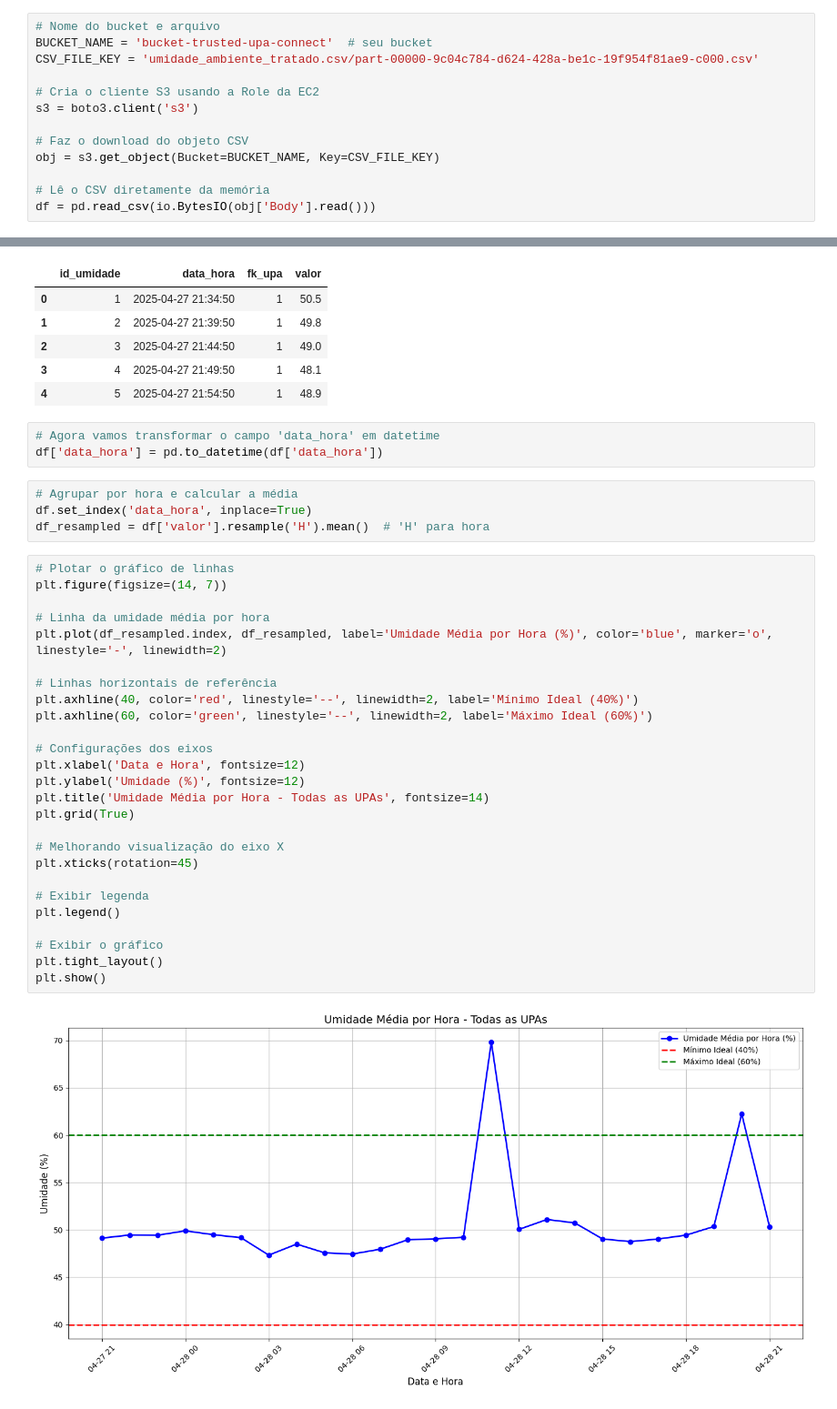
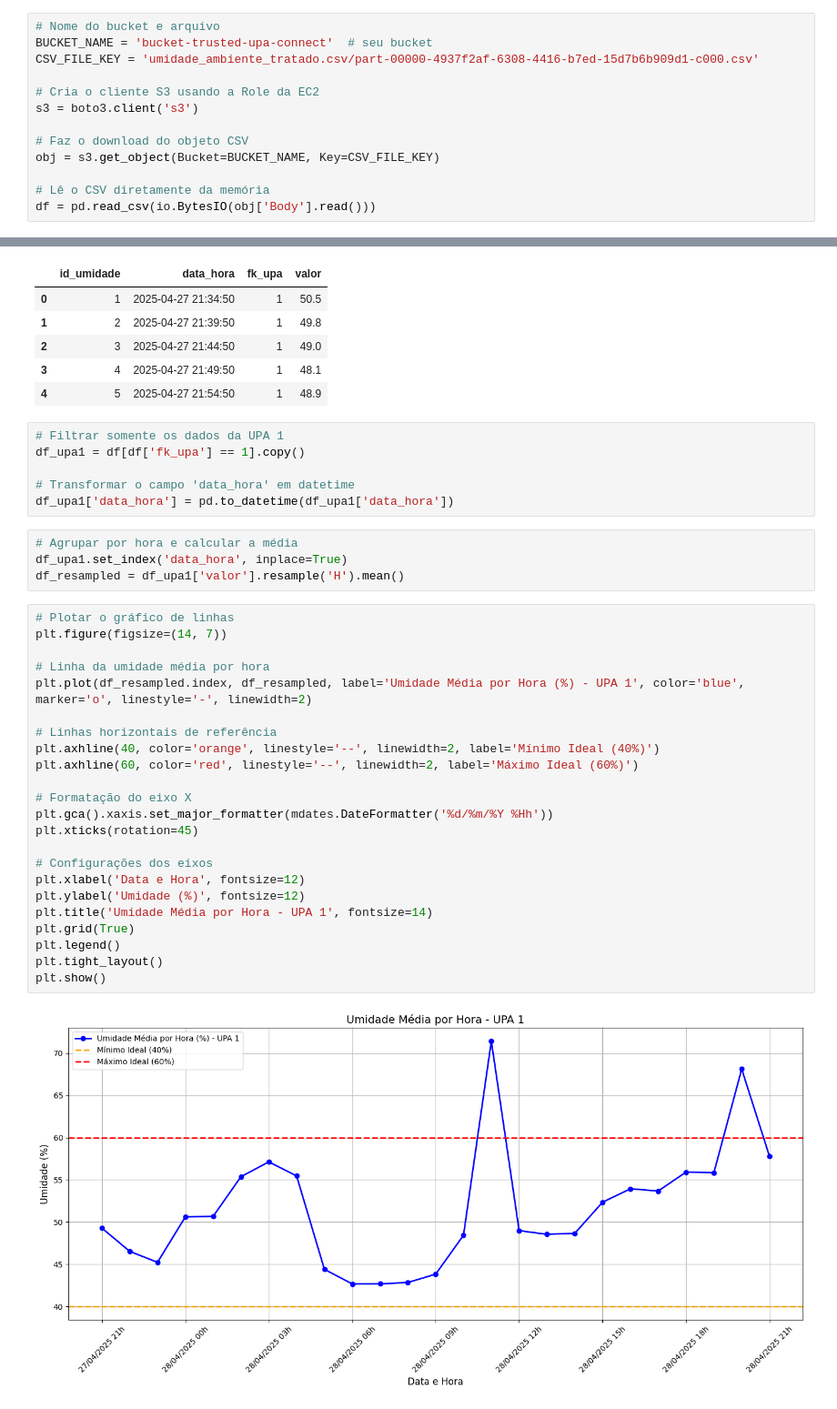
Before and after one commit to Grupo-5-Projeto/Cloud, a Jupyter notebook: graficos/grafico-umidade-ambiente.ipynb, the cells around one changed output, grey strips where cells are left out. Shown at 91% size. Drawn from its saved outputs; the diff is of its cells as text.

```diff
--- a/graficos/grafico-umidade-ambiente.ipynb
+++ b/graficos/grafico-umidade-ambiente.ipynb
@@ -29,7 +30,7 @@ import io
 # %%
 # Nome do bucket e arquivo
 BUCKET_NAME = 'bucket-trusted-upa-connect'  # seu bucket
-CSV_FILE_KEY = 'umidade_ambiente_tratado.csv/part-00000-9c04c784-d624-428a-be1c-19f954f81ae9-c000.csv'
+CSV_FILE_KEY = 'umidade_ambiente_tratado.csv/part-00000-4937f2af-6308-4416-b7ed-15d7b6b909d1-c000.csv'
 
 # Cria o cliente S3 usando a Role da EC2
 s3 = boto3.client('s3')
@@ -50,37 +51,37 @@ display(df.head())
 | 3 | 4 | 2025-04-27 21:49:50 | 1 | 48.1 |
 | 4 | 5 | 2025-04-27 21:54:50 | 1 | 48.9 |
 # %%
-# Agora vamos transformar o campo 'data_hora' em datetime
-df['data_hora'] = pd.to_datetime(df['data_hora'])
+# Filtrar somente os dados da UPA 1
+df_upa1 = df[df['fk_upa'] == 1].copy()
+
+# Transformar o campo 'data_hora' em datetime
+df_upa1['data_hora'] = pd.to_datetime(df_upa1['data_hora'])
 # %%
 # Agrupar por hora e calcular a média
-df.set_index('data_hora', inplace=True)
-df_resampled = df['valor'].resample('H').mean()  # 'H' para hora
+df_upa1.set_index('data_hora', inplace=True)
+df_resampled = df_upa1['valor'].resample('H').mean()
 # %%
 # Plotar o gráfico de linhas
 plt.figure(figsize=(14, 7))
 
 # Linha da umidade média por hora
-plt.plot(df_resampled.index, df_resampled, label='Umidade Média por Hora (%)', color='blue', marker='o', linestyle='-', linewidth=2)
+plt.plot(df_resampled.index, df_resampled, label='Umidade Média por Hora (%) - UPA 1', color='blue', marker='o', linestyle='-', linewidth=2)
 
 # Linhas horizontais de referência
-plt.axhline(40, color='red', linestyle='--', linewidth=2, label='Mínimo Ideal (40%)')
-plt.axhline(60, color='green', linestyle='--', linewidth=2, label='Máximo Ideal (60%)')
+plt.axhline(40, color='orange', linestyle='--', linewidth=2, label='Mínimo Ideal (40%)')
+plt.axhline(60, color='red', linestyle='--', linewidth=2, label='Máximo Ideal (60%)')
+
+# Formatação do eixo X
+plt.gca().xaxis.set_major_formatter(mdates.DateFormatter('%d/%m/%Y %Hh'))
+plt.xticks(rotation=45)
 
 # Configurações dos eixos
 plt.xlabel('Data e Hora', fontsize=12)
 plt.ylabel('Umidade (%)', fontsize=12)
-plt.title('Umidade Média por Hora - Todas as UPAs', fontsize=14)
+plt.title('Umidade Média por Hora - UPA 1', fontsize=14)
 plt.grid(True)
-
-# Melhorando visualização do eixo X
-plt.xticks(rotation=45)
-
-# Exibir legenda
 plt.legend()
-
-# Exibir o gráfico
 plt.tight_layout()
 plt.show()
 # %% [output]
-[figure, old version]
+[figure, new version]
```
Also changed, not shown: parts of 2 cells of this notebook, 5 other files.
